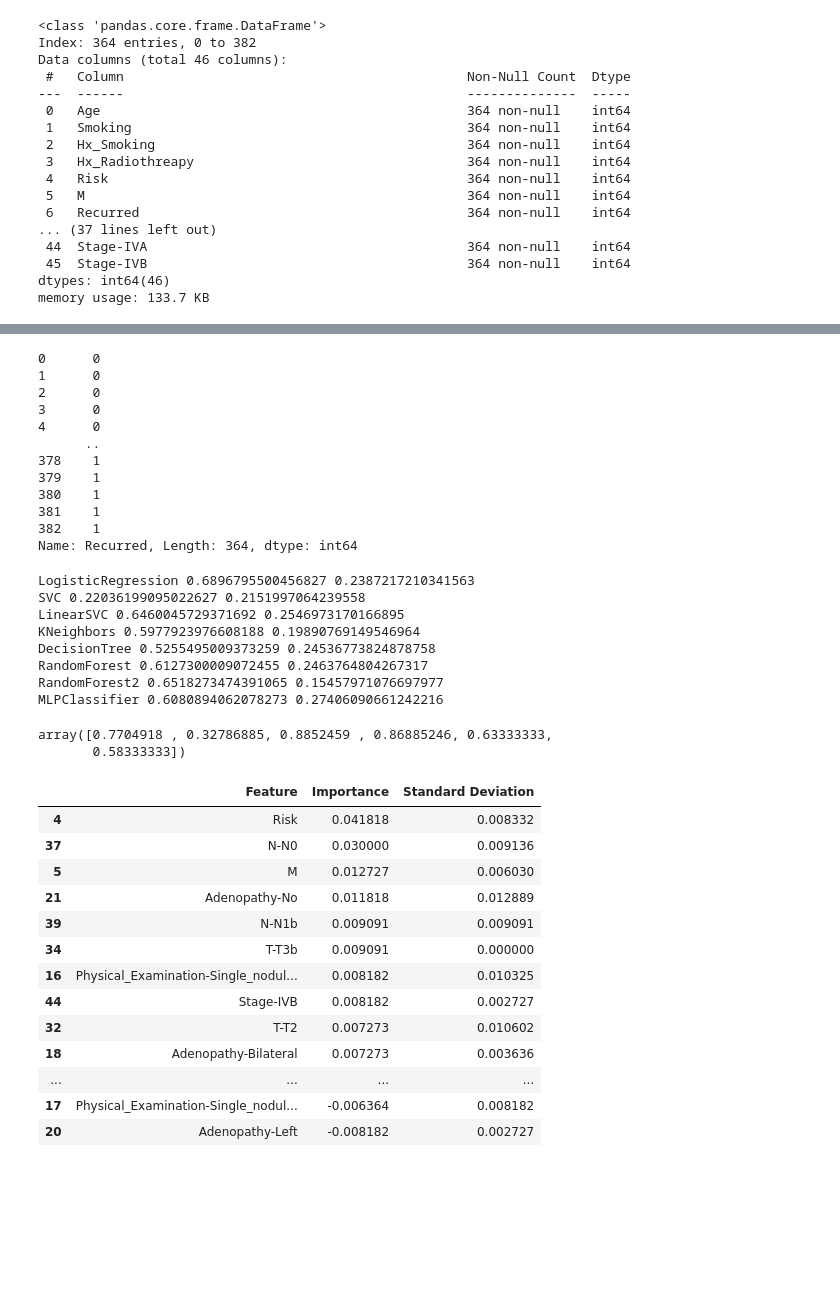
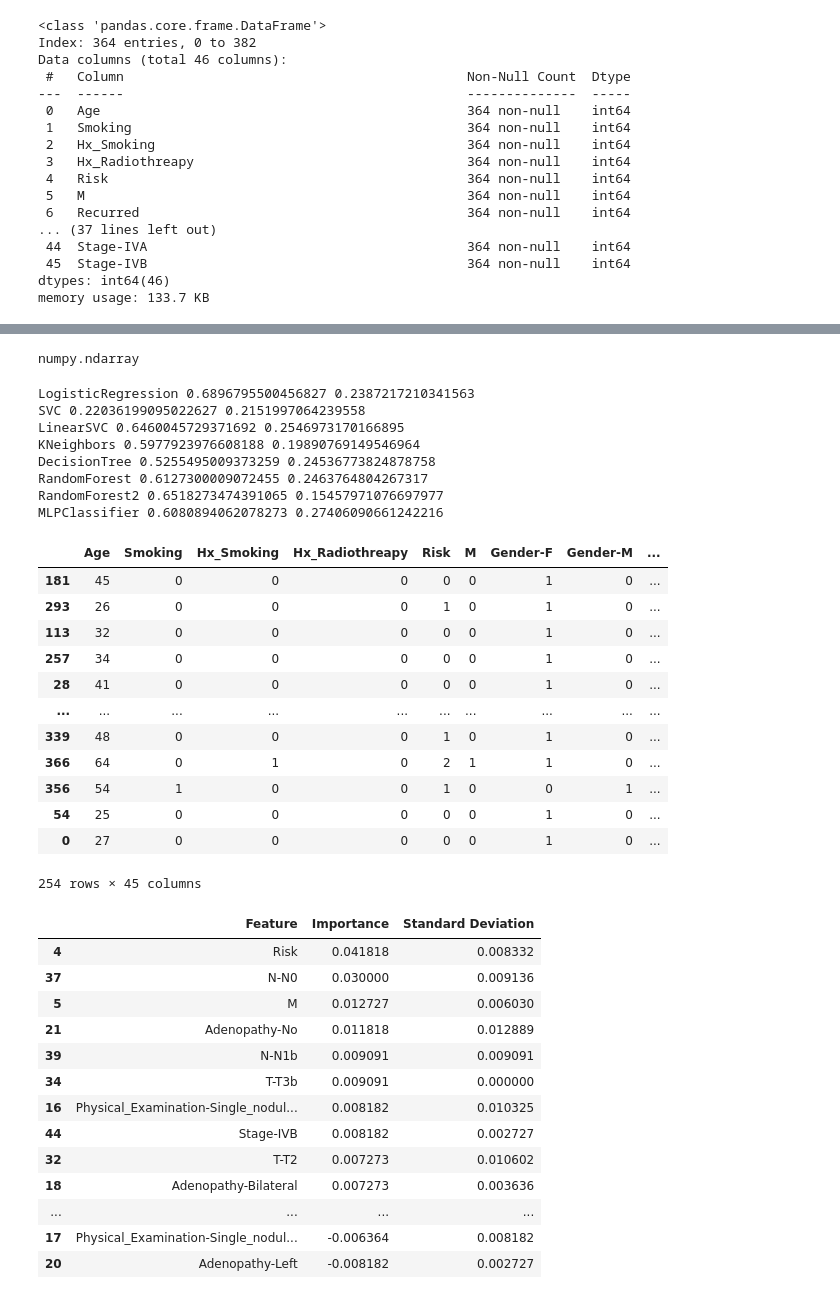
Before and after one commit to Ignacio2M/Data-analysis, a Jupyter notebook: Tiroides.ipynb, the cells around one changed output, grey strips where cells are left out. Cells and saved outputs as stored; diff of their text form; code cells hidden in the pictures; blank space fills up the shorter version.

```diff
--- a/Tiroides.ipynb
+++ b/Tiroides.ipynb
@@ -301,21 +370,10 @@ df[colums].corr().style.background_gradient(cmap='coolwarm')
 from sklearn.model_selection import train_test_split
 
 X_train, X_test, y_train, y_test = train_test_split(df.drop(columns=["Recurred"]), df['Recurred'], test_size = 0.30, random_state=48)
-# %%
-df['Recurred']
-# %% [output]
-0      0
-1      0
-2      0
-3      0
-4      0
-      ..
-378    1
-379    1
-380    1
-381    1
-382    1
-Name: Recurred, Length: 364, dtype: int64
+# %%
+type(X_train.to_numpy())
+# %% [output]
+numpy.ndarray
 # %%
 class MultiScores:
     def __init__(self) -> None:
@@ -374,12 +432,22 @@ DecisionTree 0.5255495009373259 0.24536773824878758
 RandomForest 0.6127300009072455 0.2463764804267317
 RandomForest2 0.6518273474391065 0.15457971076697977
 MLPClassifier 0.6080894062078273 0.27406090661242216
-# %%
-import sklearn.metrics as metrics
-metrics.accuracy_score
-# %% [output]
-array([0.7704918 , 0.32786885, 0.8852459 , 0.86885246, 0.63333333,
-       0.58333333])
+# %%
+X_train
+# %% [output]
+|  | Age | Smoking | Hx_Smoking | Hx_Radiothreapy | Risk | M | Gender-F | Gender-M | ... |
+| 181 | 45 | 0 | 0 | 0 | 0 | 0 | 1 | 0 | ... |
+| 293 | 26 | 0 | 0 | 0 | 1 | 0 | 1 | 0 | ... |
+| 113 | 32 | 0 | 0 | 0 | 0 | 0 | 1 | 0 | ... |
+| 257 | 34 | 0 | 0 | 0 | 0 | 0 | 1 | 0 | ... |
+| 28 | 41 | 0 | 0 | 0 | 0 | 0 | 1 | 0 | ... |
+| ... | ... | ... | ... | ... | ... | ... | ... | ... | ... |
+| 339 | 48 | 0 | 0 | 0 | 1 | 0 | 1 | 0 | ... |
+| 366 | 64 | 0 | 1 | 0 | 2 | 1 | 1 | 0 | ... |
+| 356 | 54 | 1 | 0 | 0 | 1 | 0 | 0 | 1 | ... |
+| 54 | 25 | 0 | 0 | 0 | 0 | 0 | 1 | 0 | ... |
+| 0 | 27 | 0 | 0 | 0 | 0 | 0 | 1 | 0 | ... |
+254 rows × 45 columns
 # %%
 from sklearn.inspection import permutation_importance
 
```
Also changed, not shown: parts of 24 cells of this notebook.
